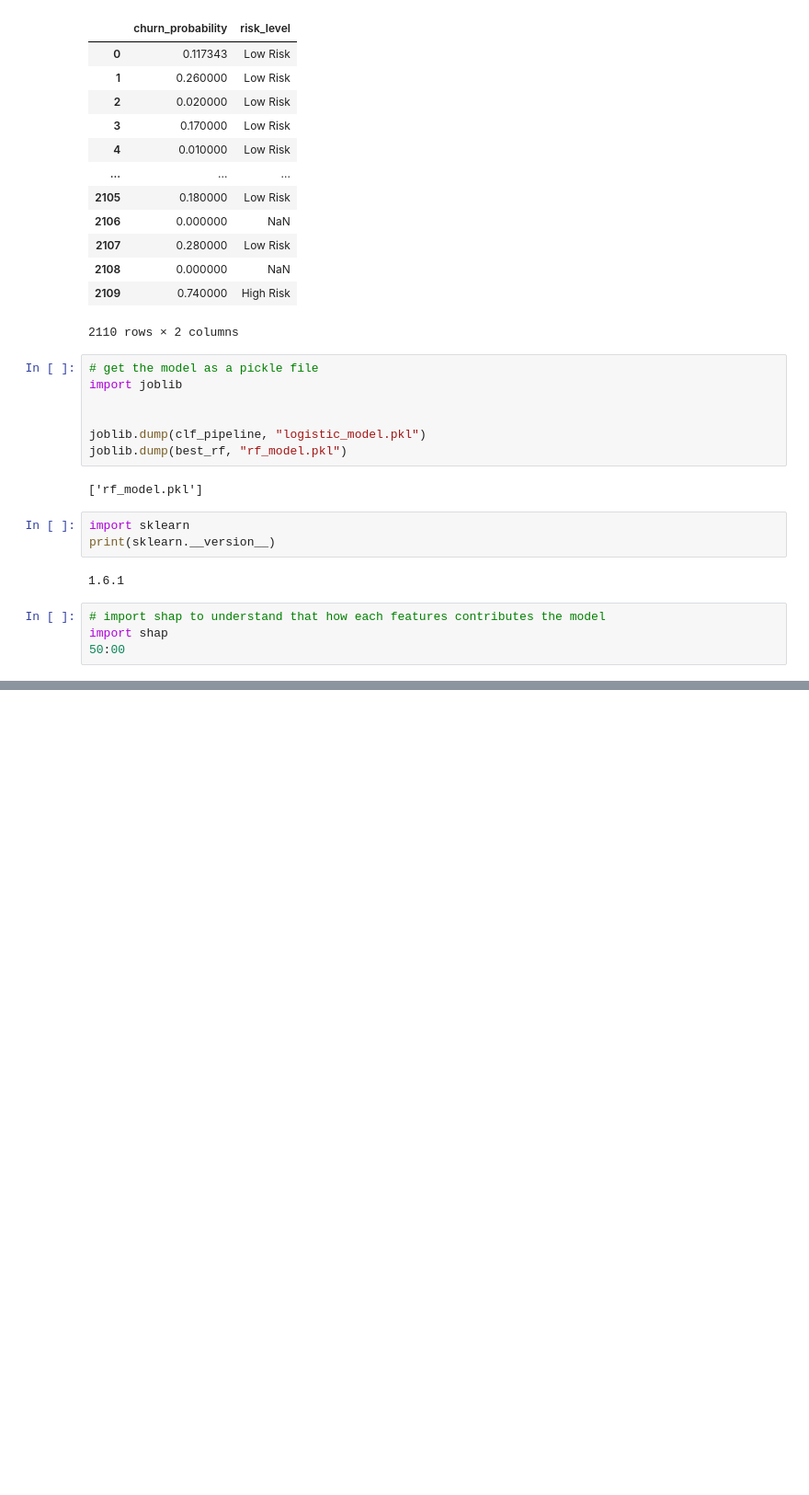
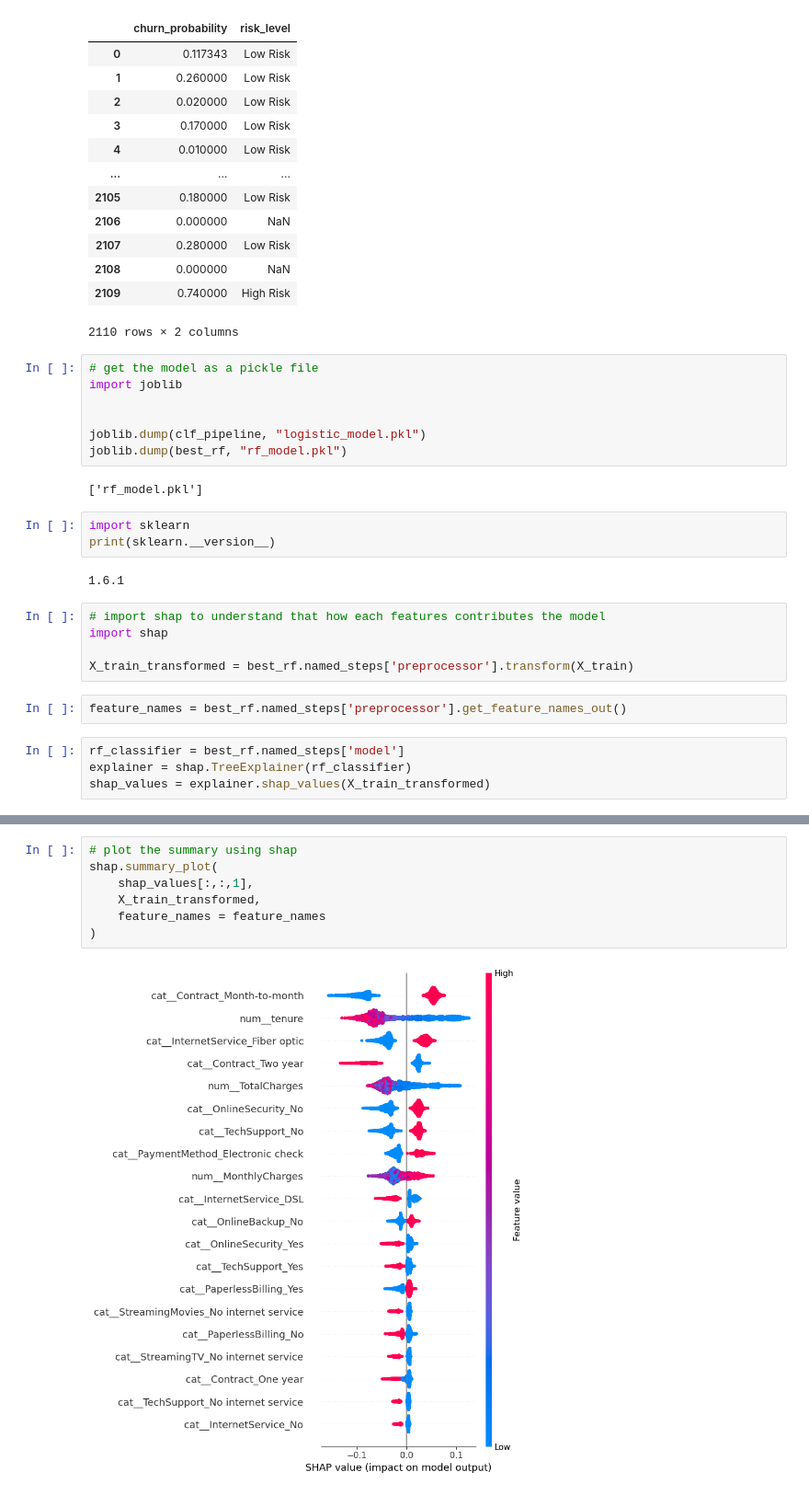
Before and after one commit to dilliram-code/telecom-customer-churn-prediction, a Jupyter notebook: data_preprocessing/dataset_training.ipynb, the cells around one changed output, grey strips where cells are left out. Shown at 92% size. Saved outputs shown, nothing was run; the diff lists cells and outputs as text; blank space fills up the shorter version.

Commit message:
get the summary plot using shap that tells which feature influence to the model at what level

```diff
--- a/data_preprocessing/dataset_training.ipynb
+++ b/data_preprocessing/dataset_training.ipynb
@@ -622,4 +622,11 @@ print(sklearn.__version__)
 # %%
 # import shap to understand that how each features contributes the model
 import shap
-50:00
+
+X_train_transformed = best_rf.named_steps['preprocessor'].transform(X_train)
+# %%
+feature_names = best_rf.named_steps['preprocessor'].get_feature_names_out()
+# %%
+rf_classifier = best_rf.named_steps['model']
+explainer = shap.TreeExplainer(rf_classifier)
+shap_values = explainer.shap_values(X_train_transformed)
@@ -625,0 +643,9 @@ import shap
+# %%
+# plot the summary using shap
+shap.summary_plot(
+	shap_values[:,:,1],
+	X_train_transformed,
+	feature_names = feature_names
+)
+# %% [output]
+[figure, added]
```
Also changed, not shown: parts of 2 cells of this notebook.
